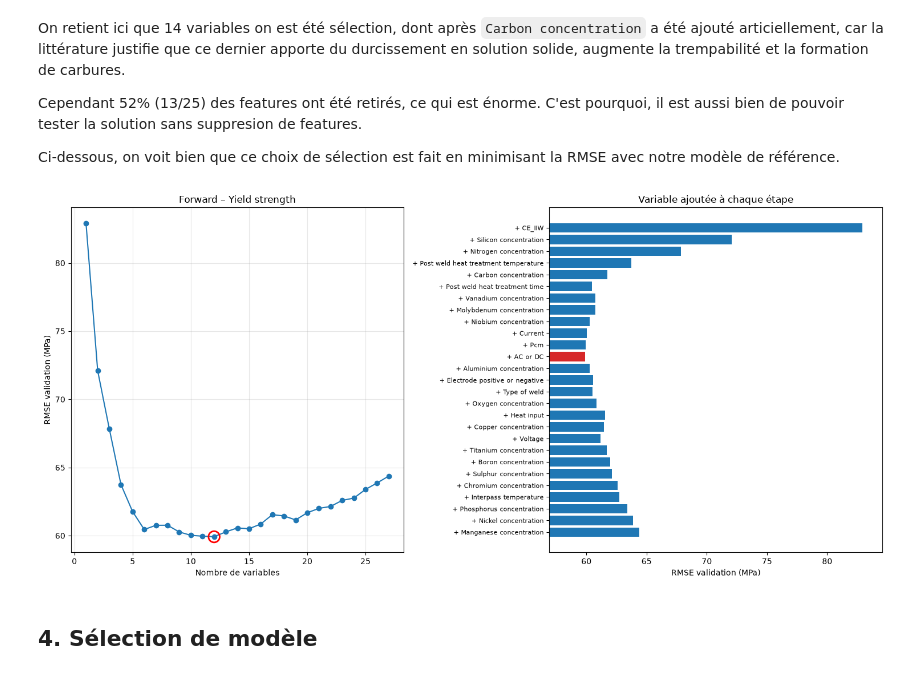
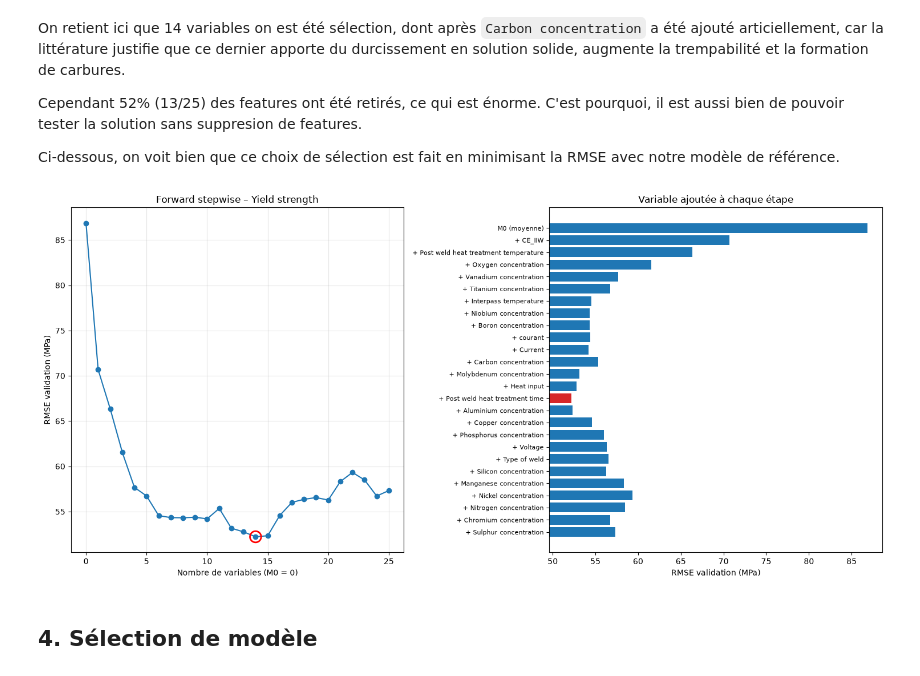
Before and after one commit to marilynehu25/Soudure-d-acier, a Jupyter notebook: 2. Analyses/3. Prédiction par target.ipynb, the cells around one changed output. Cells and saved outputs as stored; diff of their text form; code cells hidden in the pictures.

```diff
--- a/2. Analyses/3. Prédiction par target.ipynb
+++ b/2. Analyses/3. Prédiction par target.ipynb
@@ -31,5 +34,4 @@ path_data_processed = r"..\1. Données\02_intermediate" + "/welddb_processed_vf.
 path_data_correspondance = r"..\1. Données\02_intermediate" + "/correspondance_between_names_units_vf.csv"
 
 df = pd.read_csv(path_data_processed, sep = ";")
-df = df.drop(columns = ['Charpy impact toughness', 'Charpy temperature'])
 correspondance_between_names_units = pd.read_csv(path_data_correspondance, sep = ";")
@@ -220,7 +145,7 @@ groups = d[ID_COL]
 y_bins = pd.qcut(y, q=5, labels=False)
 
 # 5 folds, soit environ 80/20 ; on prend le premier comme train/test
-sgkf = StratifiedGroupKFold(n_splits=5, shuffle=True, random_state=RANDOM_STATE)
+sgkf = StratifiedGroupKFold(n_splits=N_FOLDS, shuffle=True, random_state=RANDOM_STATE)
 train_idx, test_idx = next(sgkf.split(X, y_bins, groups))
 
 X_train, X_test = X.iloc[train_idx], X.iloc[test_idx]
@@ -391 +280,9 @@ Une autre option pour la suite serait de tester sans sélection ou de réduction
+# %%
+# Pipeline pour l'encodage et la standardisation, et le modèle
+def make_model(feats, model):
+    preprocessor = ColumnTransformer([
+        ("num", StandardScaler(), [c for  c in feats if c in COL_NUM]),
+        ("cat", OneHotEncoder(handle_unknown="ignore"), [c for c in feats if c in COL_CAT]),
+    ])
+    return make_pipeline(preprocessor, clone(model))
 # %%
@@ -446,17 +323,17 @@ assert (X_train.index == y_train.index).all()
 # %%
-# ------------------------------------------------------------------
-# 4) Lancement pour Yield strength
-# ------------------------------------------------------------------
-folds = list(sgkf.split(X_train, y_bins.iloc[train_idx], groups.iloc[train_idx]))
+folds = list(sgkf.split(X_train_fe, y_bins.iloc[train_idx], groups.iloc[train_idx]))
 
-history = forward_selection(
-    X_train, y_train,
+models, cv_scores, best_feats = forward_stepwise(
+    X_train_fe, y_train,
     model=RandomForestRegressor(n_estimators=100, random_state=RANDOM_STATE, n_jobs=-1),
     scoring="neg_root_mean_squared_error",
     cv=folds,
 )
 
-best_score, best_feats = max(history, key=lambda h: h[0])
+best_score = max(cv_scores)
+
+best_k = cv_scores.index(best_score)
+
 print(f"Meilleure RMSE : {-best_score:.2f} MPa avec {len(best_feats)} variables")
 
 # garantie que la variable "Carbon concentration" est conservée
@@ -464,5 +341,5 @@ if "Carbon concentration" not in best_feats:
     best_feats.append("Carbon concentration")
 
 print("Variables gardées :", best_feats)
-print("Variables supprimées :", [f for f in X_train.columns if f not in best_feats])
+print("Variables supprimées :", [f for f in X_train_fe.columns if f not in best_feats])
 # %% [output]
@@ -476,34 +353,34 @@ Cependant 52% (13/25) des features ont été retirés, ce qui est énorme. C'est
 
 Ci-dessous, on voit bien que ce choix de sélection est fait en minimisant la RMSE avec notre modèle de référence.
 # %%
-# ------------------------------------------------------------------
-# 5) Visualisation
-# ------------------------------------------------------------------
-rmse = [-s for s, _ in history]
-labels = ["+ " + f[-1] for _, f in history]
+rmse = [-s for s in cv_scores]
+labels = ["M0 (moyenne)" if not f else "+ " + f[-1] for f in models]
 i_best = int(np.argmin(rmse))
 
 fig, (ax1, ax2) = plt.subplots(1, 2, figsize=(15, 7))
 
-ax1.plot(range(1, len(rmse) + 1), rmse, marker="o")
-ax1.scatter(i_best + 1, rmse[i_best], s=200, facecolors="none", edgecolors="red", linewidths=2, zorder=3)
-ax1.set_xlabel("Nombre de variables")
+# --- Courbe RMSE vs nombre de variables (M0 = 0 variable) ---
+ax1.plot(range(len(rmse)), rmse, marker="o")
+ax1.scatter(i_best, rmse[i_best], s=200, facecolors="none",
+           edgecolors="red", linewidths=2, zorder=3)
+ax1.set_xlabel("Nombre de variables (M0 = 0)")
 ax1.set_ylabel("RMSE validation (MPa)")
-ax1.set_title("Forward – Yield strength")
+ax1.set_title("Forward stepwise – Yield strength")
 ax1.grid(alpha=0.3)
 
+# --- Barres : variable ajoutée à chaque étape ---
 colors = ["tab:red" if i == i_best else "tab:blue" for i in range(len(rmse))]
 ax2.barh(range(len(rmse)), rmse, color=colors)
 ax2.set_yticks(range(len(rmse)), labels, fontsize=8)
 ax2.invert_yaxis()
 ax2.set_xlim(min(rmse) * 0.95, max(rmse) * 1.02)
 ax2.set_xlabel("RMSE validation (MPa)")
 ax2.set_title("Variable ajoutée à chaque étape")
 
 plt.tight_layout()
 plt.show()
 # %% [output]
-[figure, old version]
+[figure, new version]
 # %% [markdown]
 ## 4. Sélection de modèle
 # %% [markdown]
```
Also changed, not shown: parts of 43 cells of this notebook, 9 other files.
